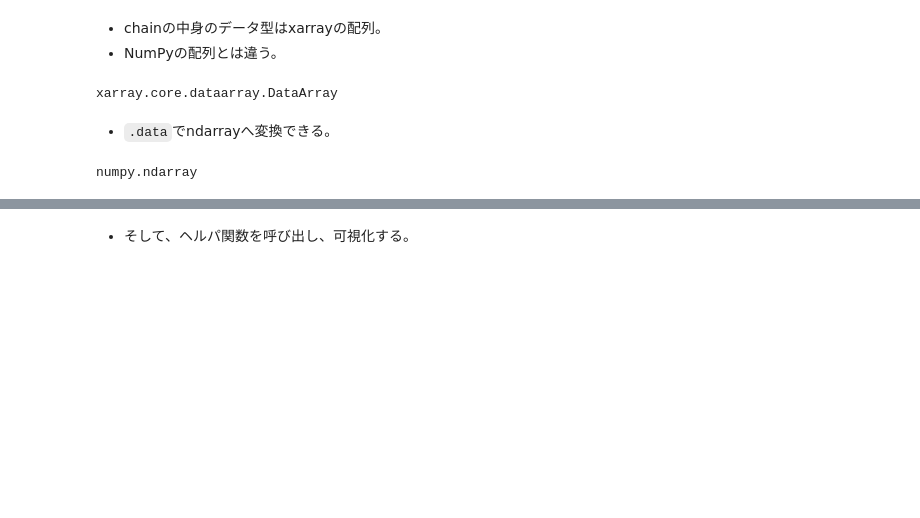
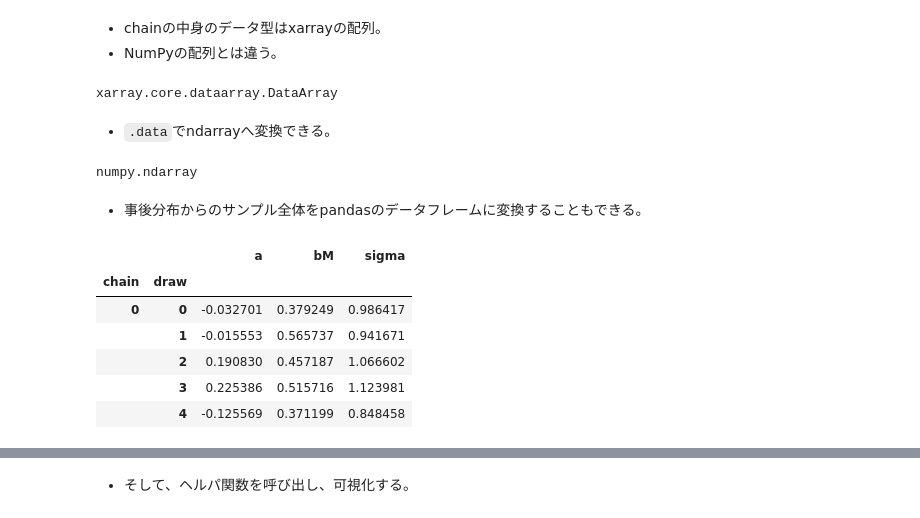
Before and after one commit to yoshihiroo/course2023-stats2, a Jupyter notebook: 03_NumPyro_2.ipynb, the cells around one changed output, grey strips where cells are left out. Drawn from its saved outputs; the diff is of its cells as text; code cells hidden in the pictures; blank space fills up the shorter version.

```diff
--- a/03_NumPyro_2.ipynb
+++ b/03_NumPyro_2.ipynb
@@ -271,5 +278,18 @@ xarray.core.dataarray.DataArray
 type(idata_1.posterior["a"].data)
 # %% [output]
 numpy.ndarray
+# %% [markdown]
+* 事後分布からのサンプル全体をpandasのデータフレームに変換することもできる。
+# %%
+df_idata_1 = idata_1.posterior.to_dataframe()
+df_idata_1.head()
+# %% [output]
+|  |  | a | bM | sigma |
+| chain | draw |  |  |  |
+| 0 | 0 | -0.032701 | 0.379249 | 0.986417 |
+|  | 1 | -0.015553 | 0.565737 | 0.941671 |
+|  | 2 | 0.190830 | 0.457187 | 1.066602 |
+|  | 3 | 0.225386 | 0.515716 | 1.123981 |
+|  | 4 | -0.125569 | 0.371199 | 0.848458 |
 # %% [markdown]
 * サンプルのヒストグラムを描くと、事後分布の大体の形が分かる。
```
Also changed, not shown: parts of 73 cells of this notebook.
